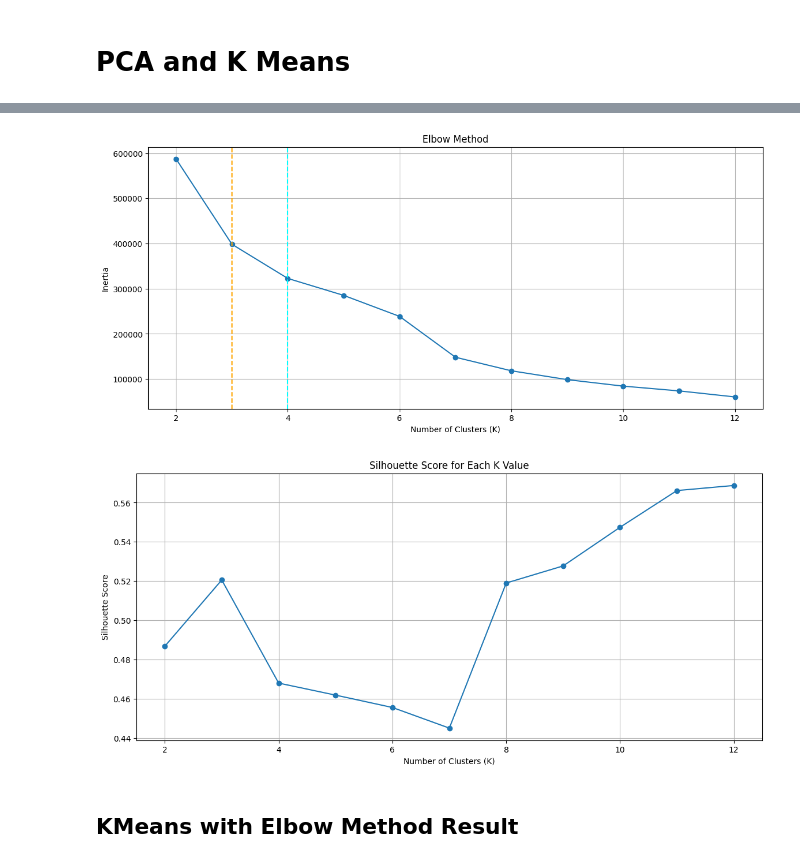
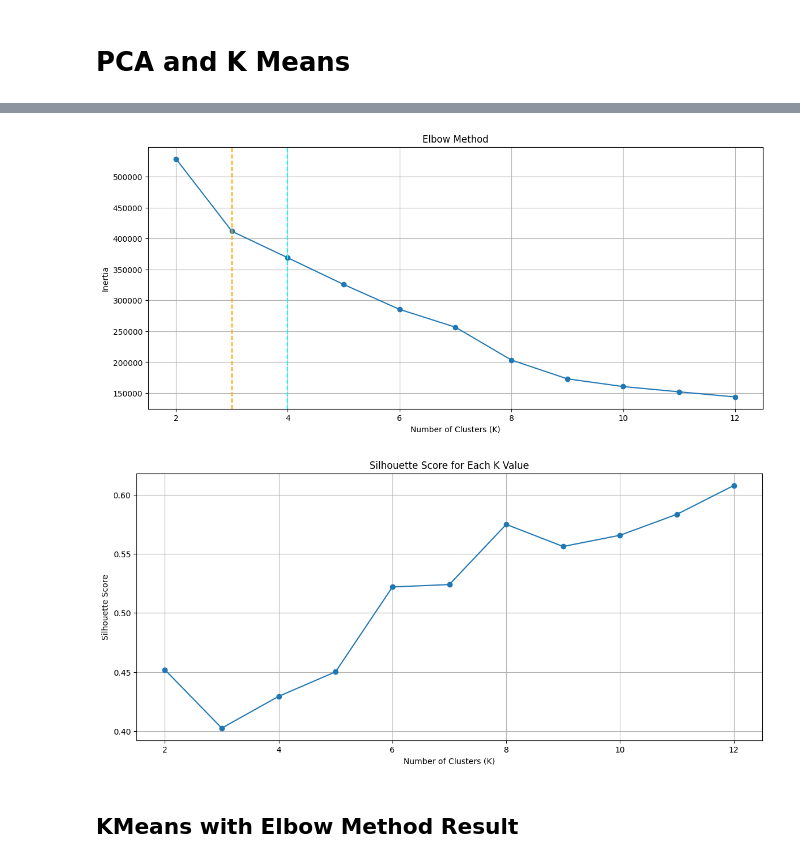
Before and after one commit to Farzins-Lab/Data-Mining-and-Analytics-Final-Project, a Jupyter notebook: Final_Version_Without_PCA_Final_Clustering_Implementations_(7).ipynb, the cells around one changed output, grey strips where cells are left out. Drawn from its saved outputs; the diff is of its cells as text; code cells hidden in the pictures.

```diff
--- a/Final_Version_Without_PCA_Final_Clustering_Implementations_(7).ipynb
+++ b/Final_Version_Without_PCA_Final_Clustering_Implementations_(7).ipynb
@@ -66,16 +74,19 @@ from matplotlib import pyplot as plt
 
 #Scale Data
 Vars = df[['ReceiptSum', 'ProductCategory']]
+
 # One-Hot Encode
 Hotvars = pd.concat([Vars[['ReceiptSum']], pd.get_dummies(Vars['ProductCategory'], prefix='ProductCategory') ], axis=1)
 
+
+#scale
 scaler = StandardScaler()
-scaledData= scaler.fit_transform(Hotvars)
-dataframeScaled = pd.DataFrame(scaledData, index = df.index, columns = ('ReceiptSum', 'ProductCategory'))
+Hotvars['ReceiptSum'] = scaler.fit_transform(Vars[['ReceiptSum']])
+#scaledData= scaler.fit_transform(Hotvars)
 
-# Apply PCA
-pca = PCA(n_components=2)
-pcaData = pca.fit_transform(scaledData)
+scaledData = Hotvars.values
+dataframeScaled = pd.DataFrame(scaledData, index=df.index, columns=Hotvars.columns)
+
 
 # Elbow Method
 maxK = 12
@@ -84,7 +95,7 @@ k_values = range(2, maxK+1)
 
 for k in k_values:
     kmeans = KMeans(n_clusters=k, random_state=42, max_iter=1000)
-    kmeans.fit(pcaData)
+    kmeans.fit(scaledData)
     inertia.append(kmeans.inertia_)
 
 
@@ -98,9 +109,9 @@ plt.ylabel("Inertia")
 plt.grid(True)
 plt.show()
 # %% [output]
-[figure, old version]
+[figure, new version]
 # %%
-minidf = df.sample(frac = .01, random_state =42 )
+TWminidf = df.sample(frac = .01, random_state =42 )
 # %%
 #Lets check the Silhouette Score  the degree to which you have a shadow - lower shadow is worse
 
@@ -116,44 +127,43 @@ Vars = minidf[['ReceiptSum', 'ProductCategory']]
 # One-Hot Encode
 Hotvars = pd.concat([Vars[['ReceiptSum']], pd.get_dummies(Vars['ProductCategory'], prefix='ProductCategory') ], axis=1)
 
+
+#scale
 scaler = StandardScaler()
-scaledData= scaler.fit_transform(Hotvars)
+Hotvars['ReceiptSum'] = scaler.fit_transform(Vars[['ReceiptSum']])
+#scaledData= scaler.fit_transform(Hotvars)
 
-
-# Apply PCA
-pca = PCA(n_components=2)
-pcaData = pca.fit_transform(scaledData)
-
+scaledData = Hotvars.values
 
 # Elbow Method
 maxK = 12
 inertia = []
 silhouettelist = []
 
 k_values = range(2, maxK+1)
 
 for k in k_values:
     kmeans = KMeans(n_clusters=k, random_state=42, max_iter=200)
 
-    clusterlabel= kmeans.fit_predict(pcaData)
+    clusterlabel= kmeans.fit_predict(scaledData)
 
-    silhouettescore = silhouette_score(pcaData, clusterlabel)
+    silhouettescore = silhouette_score(scaledData, clusterlabel)
     silhouettelist.append(silhouettescore)
 
     inertia.append(kmeans.inertia_)
 
 
 plt.figure(figsize=(14, 6))
 plt.plot(k_values, silhouettelist, marker='o')
 #plt.axvline(x=3, color='orange', linestyle='--', label='K = 3')
 #plt.axvline(x=4, color='cyan', linestyle='--', label='K = 4')
 plt.title("Silhouette Score for Each K Value")
 plt.xlabel("Number of Clusters (K)")
 plt.ylabel("Silhouette Score")
 plt.grid(True)
 plt.show()
 # %% [output]
-[figure, old version]
+[figure, new version]
 # %% [markdown]
 ## KMeans with Elbow Method Result
 # %%
```
Also changed, not shown: parts of 7 cells of this notebook.
